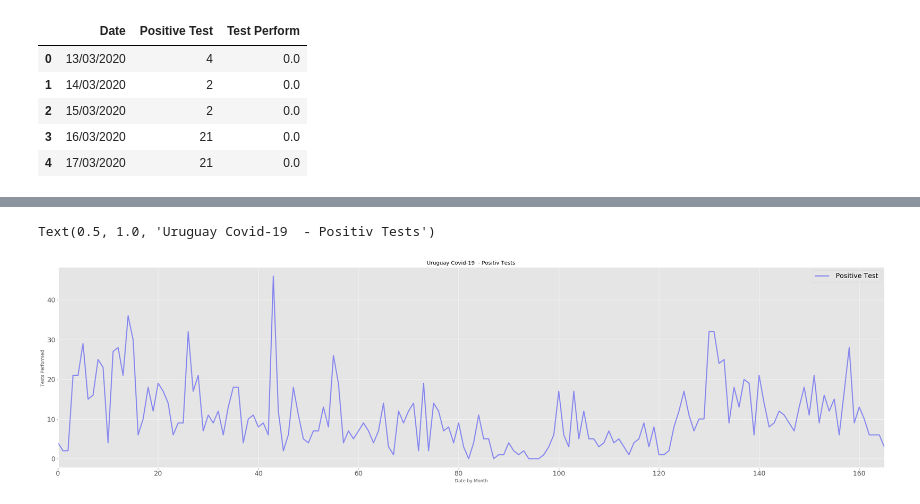
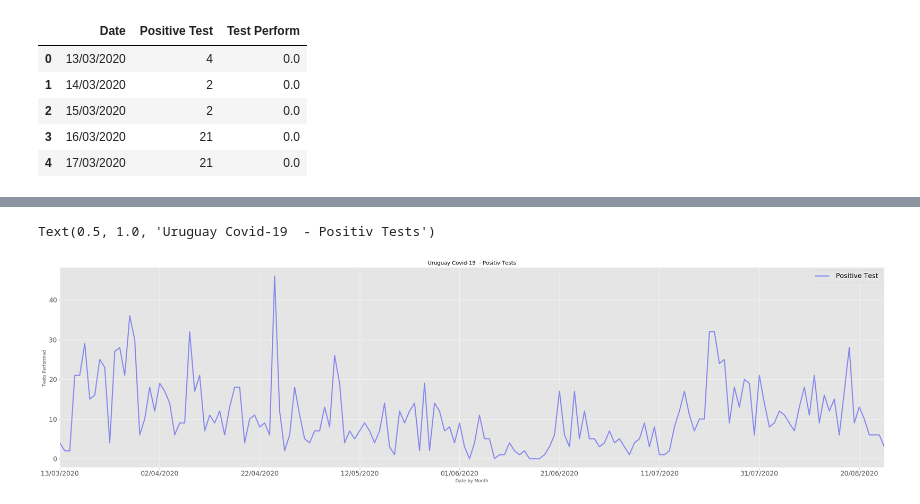
Before and after one commit to Cygnuxx/Coursera_Capstone, a Jupyter notebook: Capstone_Covid-19-Project.ipynb, the cells around one changed output, grey strips where cells are left out. Saved outputs shown, nothing was run; the diff lists cells and outputs as text; code cells hidden in the pictures.

```diff
--- a/Capstone_Covid-19-Project.ipynb
+++ b/Capstone_Covid-19-Project.ipynb
@@ -40,5 +40,5 @@ Saving to: ‘estadisticasUY.csv.14’
 # %%
-df_U= pd.read_csv("estadisticasUY.csv.1")
+df_U= pd.read_csv("estadisticasUY.csv")
 df_U.head()
 # %% [output]
 |  | fecha | dia | cantPersonasConInfeccionEnCurso | cantCasosNuevos | acumCasos | cantFallecidos | acumFallecidos | ... |
@@ -123,22 +124,23 @@ Text(0.5, 1.0, 'Uruguay Covid-19  - Tests Perform against Positive Tests')
 df_te = df_U[['fecha','cantTestPositivos']]
 df_te= df_te.rename(columns={'cantTestPositivos':' Positive Test','fecha':'Date'})
 df_te = df_te.fillna(0)
+df_te= df_te.set_index('Date')
 # %%
 
 #Plotting
 
 df_te.plot(kind='line',
         figsize=(40,10),
         alpha=0.4,
         color='Blue',
         fontsize=18,
         linewidth=3,
         )
 
-plt.xlabel('Date by Month')
+plt.xlabel('Date ')
 plt.ylabel('Tests Performed ')
 plt.legend(fontsize=18)
 plt.title('Uruguay Covid-19  - Positiv Tests')
 # %% [output]
 Text(0.5, 1.0, 'Uruguay Covid-19  - Positiv Tests')
-[figure, old version]
+[figure, new version]
```
Also changed, not shown: parts of 3 cells of this notebook.
